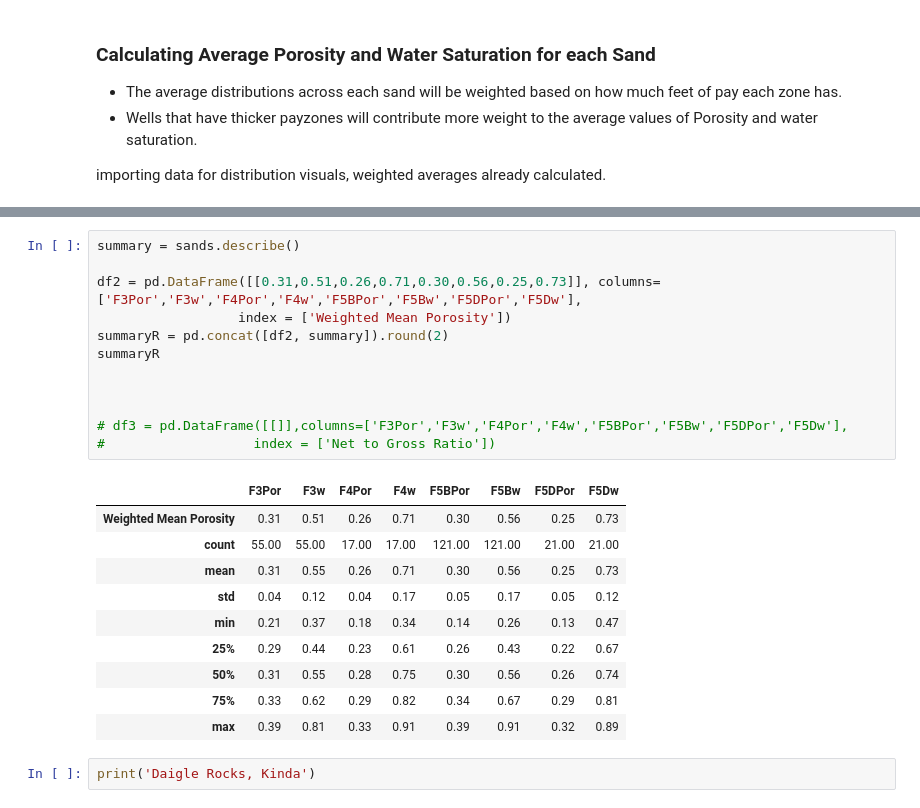
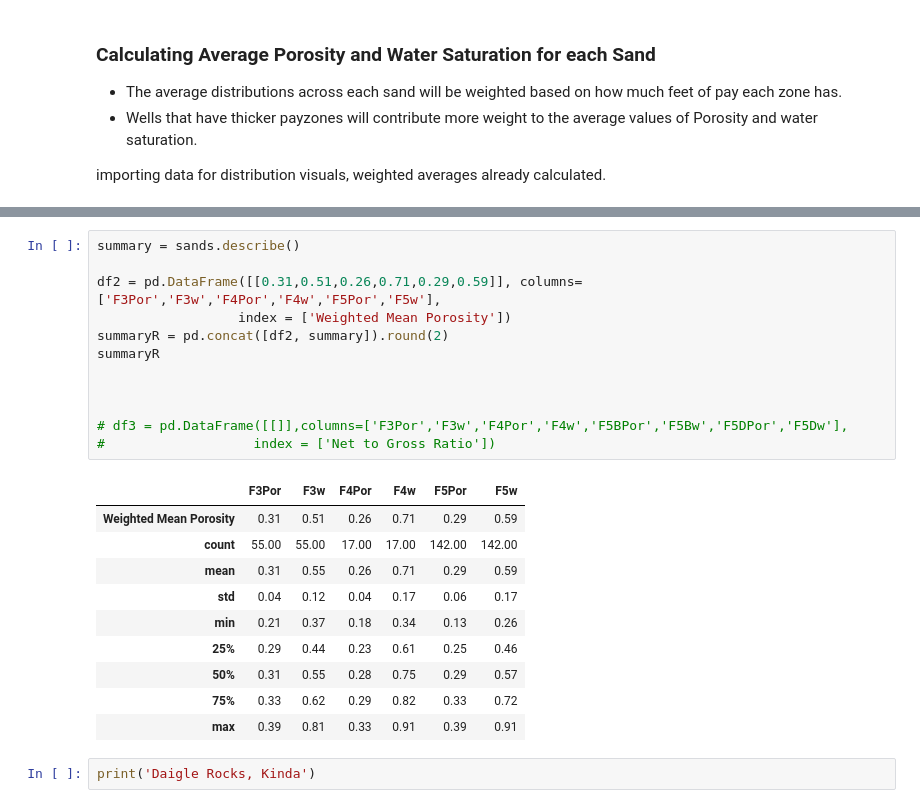
Before and after one commit to AdrianSalinas98/Petroleum-Engineering-Repository, a Jupyter notebook: Calculation of Csh, Total Sandstone Porosity, Sw in Payzone.ipynb, the cells around one changed output, grey strips where cells are left out. Saved outputs shown, nothing was run; the diff lists cells and outputs as text.

```diff
--- a/Calculation of Csh, Total Sandstone Porosity, Sw in Payzone.ipynb
+++ b/Calculation of Csh, Total Sandstone Porosity, Sw in Payzone.ipynb
@@ -263,26 +262,26 @@ plt.subplots_adjust(left=0.0, bottom=0.0, right=1.5, top=3, wspace=.5, hspace=.5
 # %%
 summary = sands.describe()
 
-df2 = pd.DataFrame([[0.31,0.51,0.26,0.71,0.30,0.56,0.25,0.73]], columns=['F3Por','F3w','F4Por','F4w','F5BPor','F5Bw','F5DPor','F5Dw'],
+df2 = pd.DataFrame([[0.31,0.51,0.26,0.71,0.29,0.59]], columns=['F3Por','F3w','F4Por','F4w','F5Por','F5w'],
                   index = ['Weighted Mean Porosity'])
 summaryR = pd.concat([df2, summary]).round(2)
 summaryR
 
 
 
 # df3 = pd.DataFrame([[]],columns=['F3Por','F3w','F4Por','F4w','F5BPor','F5Bw','F5DPor','F5Dw'],
 #                   index = ['Net to Gross Ratio'])
 # %% [output]
-|  | F3Por | F3w | F4Por | F4w | F5BPor | F5Bw | F5DPor | F5Dw |
-| Weighted Mean Porosity | 0.31 | 0.51 | 0.26 | 0.71 | 0.30 | 0.56 | 0.25 | 0.73 |
-| count | 55.00 | 55.00 | 17.00 | 17.00 | 121.00 | 121.00 | 21.00 | 21.00 |
-| mean | 0.31 | 0.55 | 0.26 | 0.71 | 0.30 | 0.56 | 0.25 | 0.73 |
-| std | 0.04 | 0.12 | 0.04 | 0.17 | 0.05 | 0.17 | 0.05 | 0.12 |
-| min | 0.21 | 0.37 | 0.18 | 0.34 | 0.14 | 0.26 | 0.13 | 0.47 |
-| 25% | 0.29 | 0.44 | 0.23 | 0.61 | 0.26 | 0.43 | 0.22 | 0.67 |
-| 50% | 0.31 | 0.55 | 0.28 | 0.75 | 0.30 | 0.56 | 0.26 | 0.74 |
-| 75% | 0.33 | 0.62 | 0.29 | 0.82 | 0.34 | 0.67 | 0.29 | 0.81 |
-| max | 0.39 | 0.81 | 0.33 | 0.91 | 0.39 | 0.91 | 0.32 | 0.89 |
+|  | F3Por | F3w | F4Por | F4w | F5Por | F5w |
+| Weighted Mean Porosity | 0.31 | 0.51 | 0.26 | 0.71 | 0.29 | 0.59 |
+| count | 55.00 | 55.00 | 17.00 | 17.00 | 142.00 | 142.00 |
+| mean | 0.31 | 0.55 | 0.26 | 0.71 | 0.29 | 0.59 |
+| std | 0.04 | 0.12 | 0.04 | 0.17 | 0.06 | 0.17 |
+| min | 0.21 | 0.37 | 0.18 | 0.34 | 0.13 | 0.26 |
+| 25% | 0.29 | 0.44 | 0.23 | 0.61 | 0.25 | 0.46 |
+| 50% | 0.31 | 0.55 | 0.28 | 0.75 | 0.29 | 0.57 |
+| 75% | 0.33 | 0.62 | 0.29 | 0.82 | 0.33 | 0.72 |
+| max | 0.39 | 0.81 | 0.33 | 0.91 | 0.39 | 0.91 |
 # %%
 print('Daigle Rocks, Kinda')
 # %% [output]
```
Also changed, not shown: parts of 1 cell of this notebook, 1 other file.
